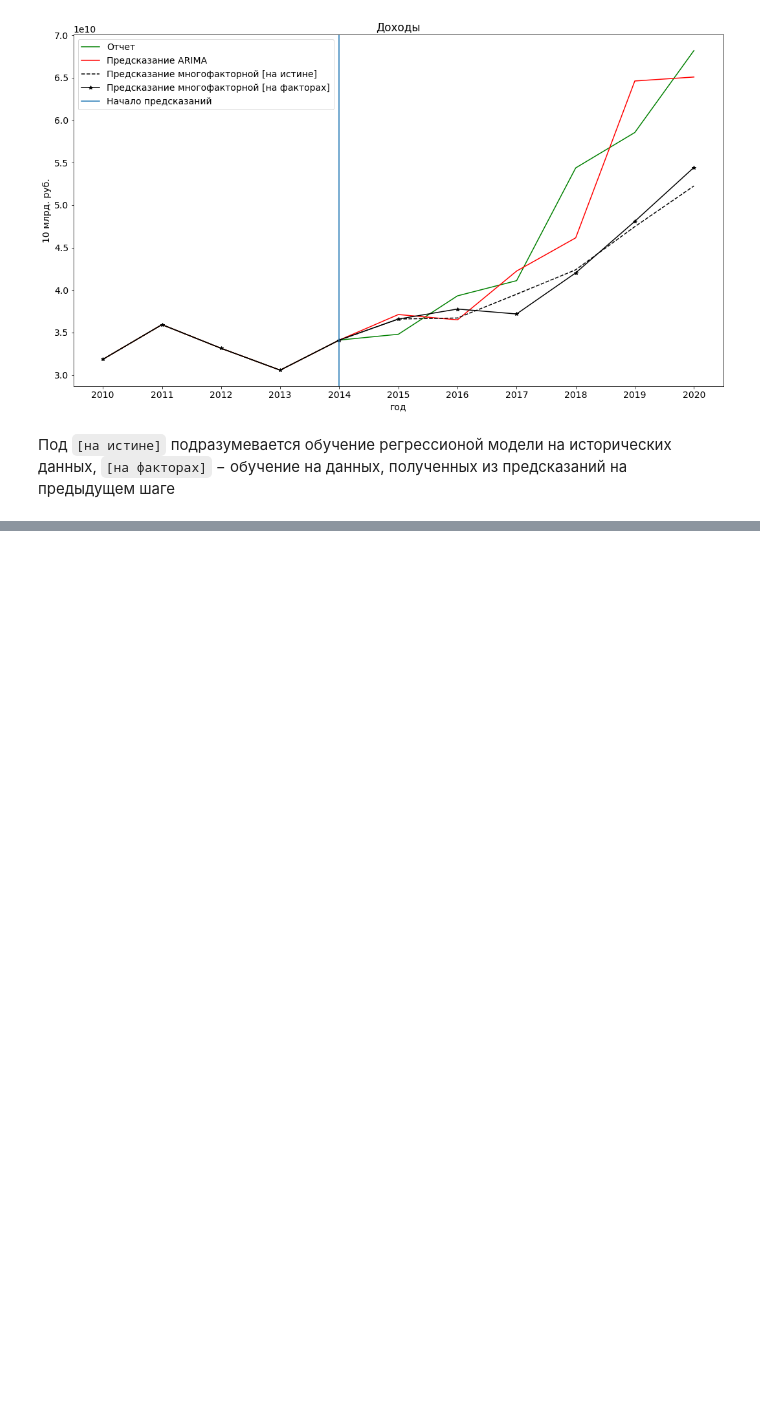
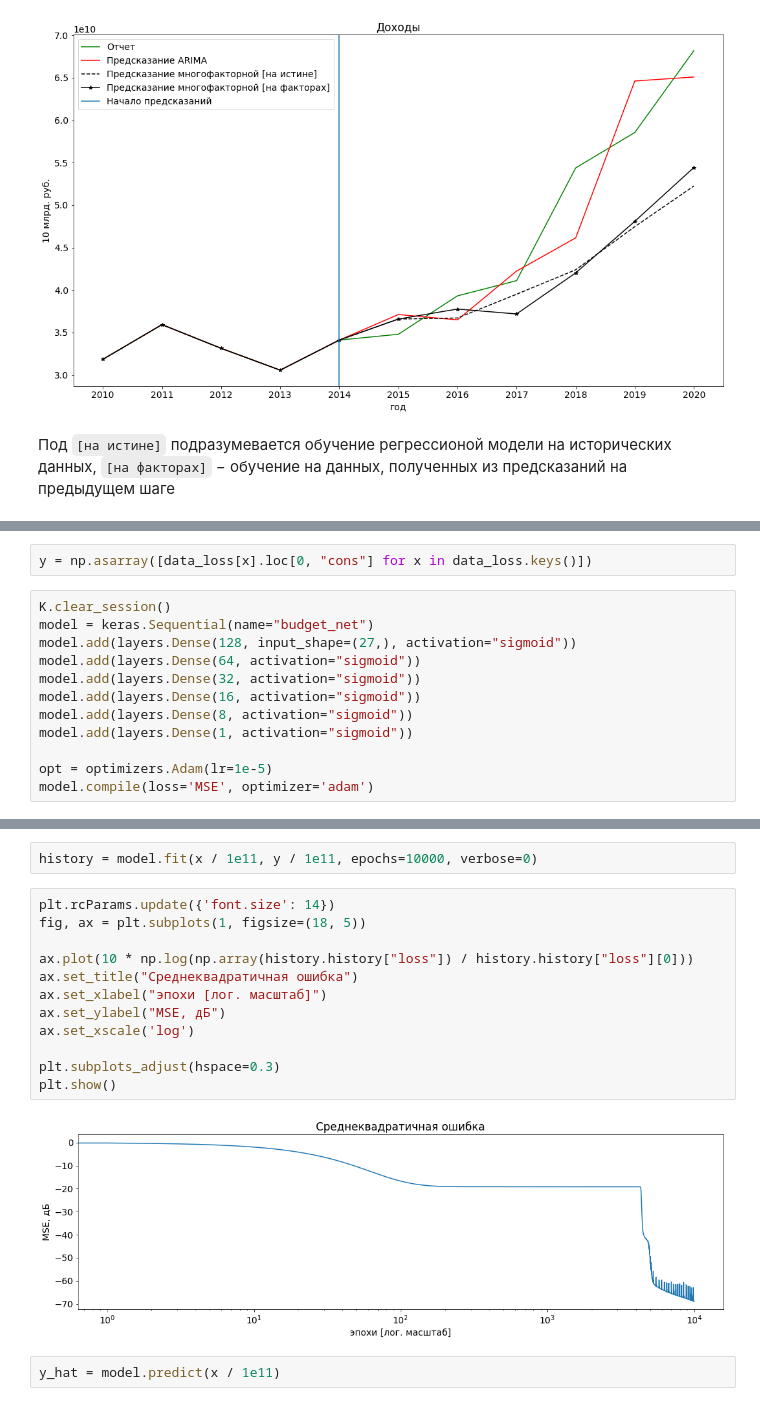
Before and after one commit to vasilisc-team/vasilisc.budget, a Jupyter notebook: research/ResearchJupyter.ipynb, the cells around one changed output, grey strips where cells are left out. Saved outputs shown, nothing was run; the diff lists cells and outputs as text; blank space fills up the shorter version.

```diff
--- a/research/ResearchJupyter.ipynb
+++ b/research/ResearchJupyter.ipynb
@@ -487,0 +496,14 @@ plt.show()
+# %%
+y = np.asarray([data_loss[x].loc[0, "cons"] for x in data_loss.keys()])
+# %%
+K.clear_session()
+model = keras.Sequential(name="budget_net")
+model.add(layers.Dense(128, input_shape=(27,), activation="sigmoid"))
+model.add(layers.Dense(64, activation="sigmoid"))
+model.add(layers.Dense(32, activation="sigmoid"))
+model.add(layers.Dense(16, activation="sigmoid"))
+model.add(layers.Dense(8, activation="sigmoid"))
+model.add(layers.Dense(1, activation="sigmoid"))
+
+opt = optimizers.Adam(lr=1e-5)
+model.compile(loss='MSE', optimizer='adam')
@@ -487,0 +533,18 @@ plt.show()
+# %%
+history = model.fit(x / 1e11, y / 1e11, epochs=10000, verbose=0)
+# %%
+plt.rcParams.update({'font.size': 14})
+fig, ax = plt.subplots(1, figsize=(18, 5))
+
+ax.plot(10 * np.log(np.array(history.history["loss"]) / history.history["loss"][0]))
+ax.set_title("Среднеквадратичная ошибка")
+ax.set_xlabel("эпохи [лог. масштаб]")
+ax.set_ylabel("MSE, дБ")
+ax.set_xscale('log')
+
+plt.subplots_adjust(hspace=0.3)
+plt.show()
+# %% [output]
+[figure, added]
+# %%
+y_hat = model.predict(x / 1e11)
```
Also changed, not shown: parts of 13 cells of this notebook, 1 other file.
